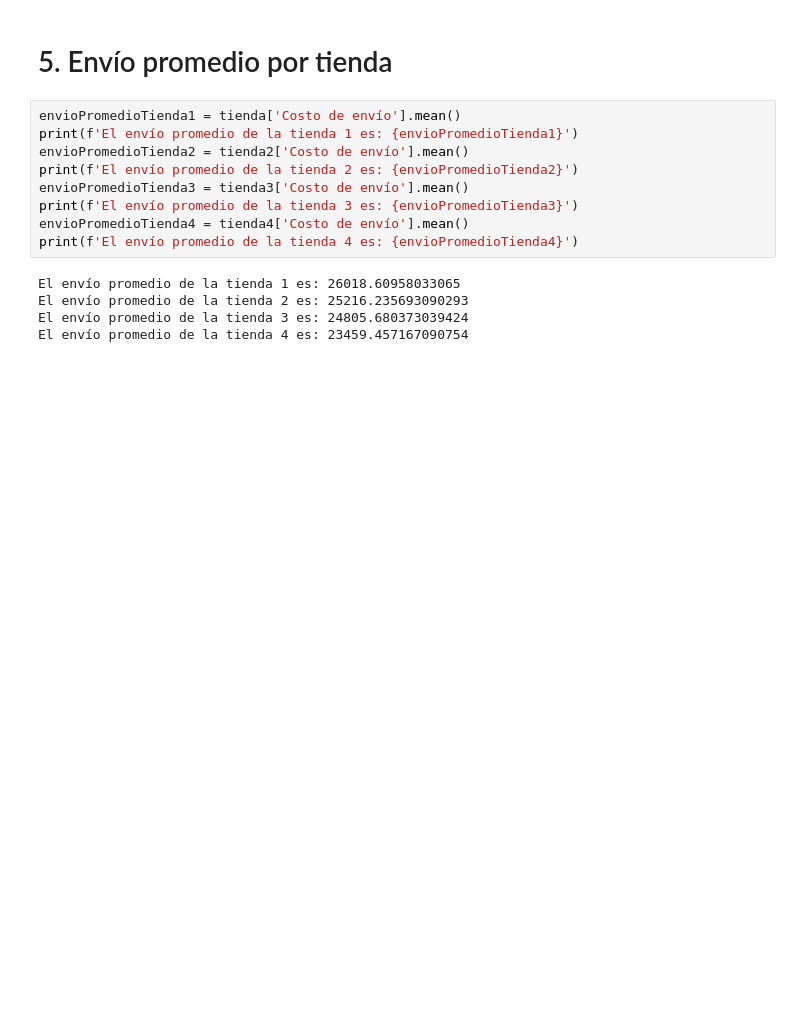
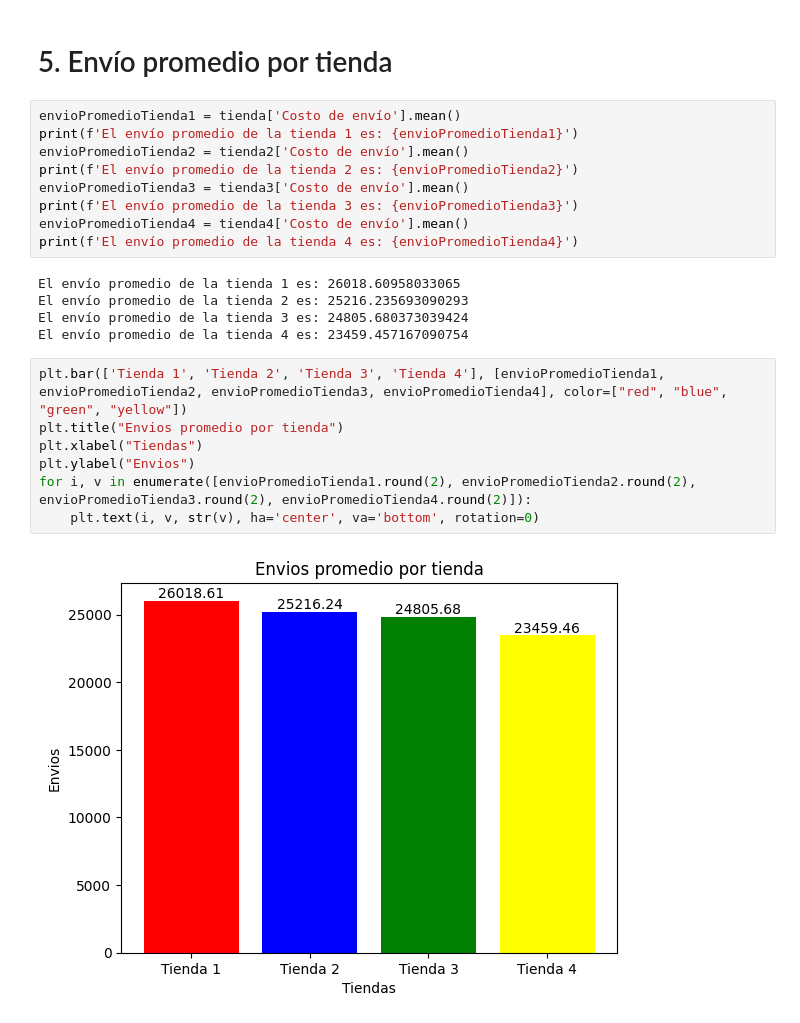
Before and after one commit to migueloropeza/challenge-alura-store, a Jupyter notebook: AluraStoreLatam.ipynb, the cells around one changed output. Cells and saved outputs as stored; diff of their text form; blank space fills up the shorter version.

```diff
--- a/AluraStoreLatam.ipynb
+++ b/AluraStoreLatam.ipynb
@@ -204,3 +230,12 @@ El envío promedio de la tienda 1 es: 26018.60958033065
 El envío promedio de la tienda 2 es: 25216.235693090293
 El envío promedio de la tienda 3 es: 24805.680373039424
 El envío promedio de la tienda 4 es: 23459.457167090754
+# %%
+plt.bar(['Tienda 1', 'Tienda 2', 'Tienda 3', 'Tienda 4'], [envioPromedioTienda1, envioPromedioTienda2, envioPromedioTienda3, envioPromedioTienda4], color=["red", "blue", "green", "yellow"])
+plt.title("Envios promedio por tienda")
+plt.xlabel("Tiendas")
+plt.ylabel("Envios")
+for i, v in enumerate([envioPromedioTienda1.round(2), envioPromedioTienda2.round(2), envioPromedioTienda3.round(2), envioPromedioTienda4.round(2)]):
+    plt.text(i, v, str(v), ha='center', va='bottom', rotation=0)
+# %% [output]
+[figure, added]
```
Also changed, not shown: parts of 3 cells of this notebook.
